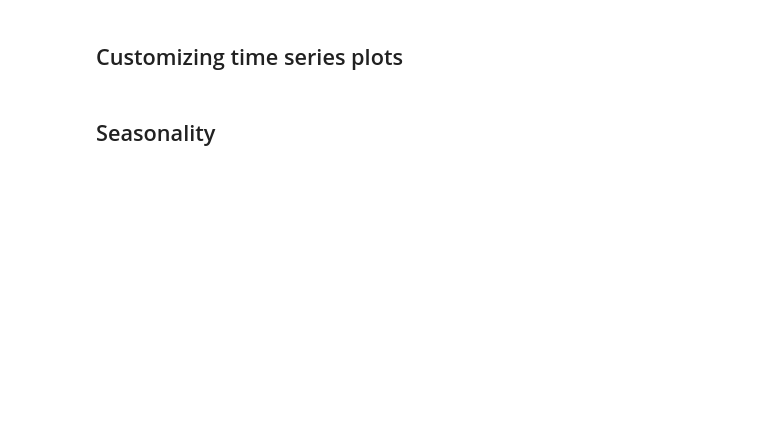
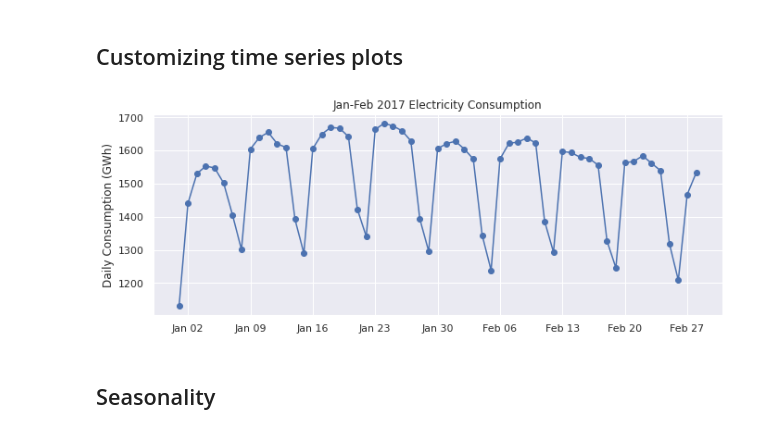
Before and after one commit to icta-tecaji/python-data-analysis-public, a Jupyter notebook: Del_10_Timeseries/10_Timeseries_CLEAN.ipynb, the cells around one changed output. Cells and saved outputs as stored; diff of their text form; code cells hidden in the pictures; blank space fills up the shorter version.

```diff
--- a/Del_10_Timeseries/10_Timeseries_CLEAN.ipynb
+++ b/Del_10_Timeseries/10_Timeseries_CLEAN.ipynb
@@ -365,12 +535,15 @@ import matplotlib.dates as mdates
 # %%
 fig, ax = plt.subplots()
 ax.plot(opsd_daily.loc['2017-01':'2017-02', 'Consumption'], marker='o', linestyle='-')
 ax.set_ylabel('Daily Consumption (GWh)')
-
-
-
-
+ax.set_title('Jan-Feb 2017 Electricity Consumption')
+# Set x-axis major ticks to weekly interval, on Mondays
+ax.xaxis.set_major_locator(mdates.WeekdayLocator(byweekday=mdates.MONDAY))
+# Format x-tick labels as 3-letter month name and day number
+ax.xaxis.set_major_formatter(mdates.DateFormatter('%b %d'))
 plt.show()
+# %% [output]
+[figure, added]
 # %% [markdown]
 ## Seasonality
 # %% [markdown]
```
Also changed, not shown: parts of 97 cells of this notebook, 1 other file.
